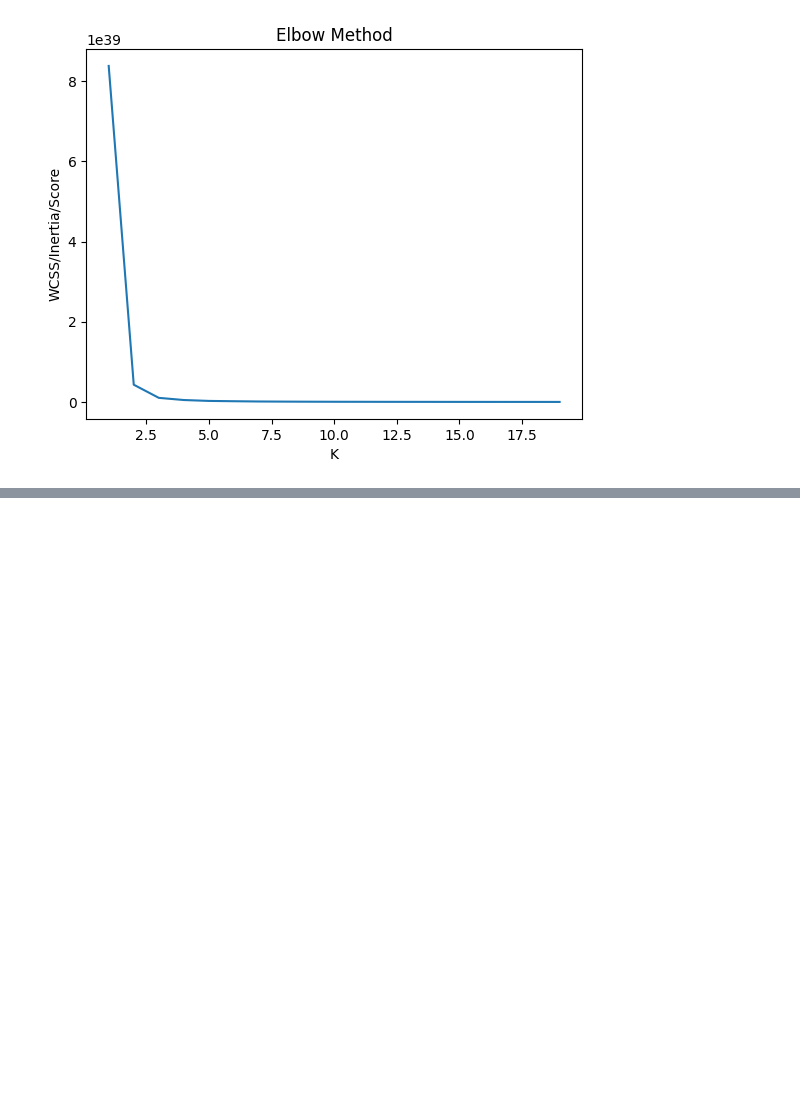
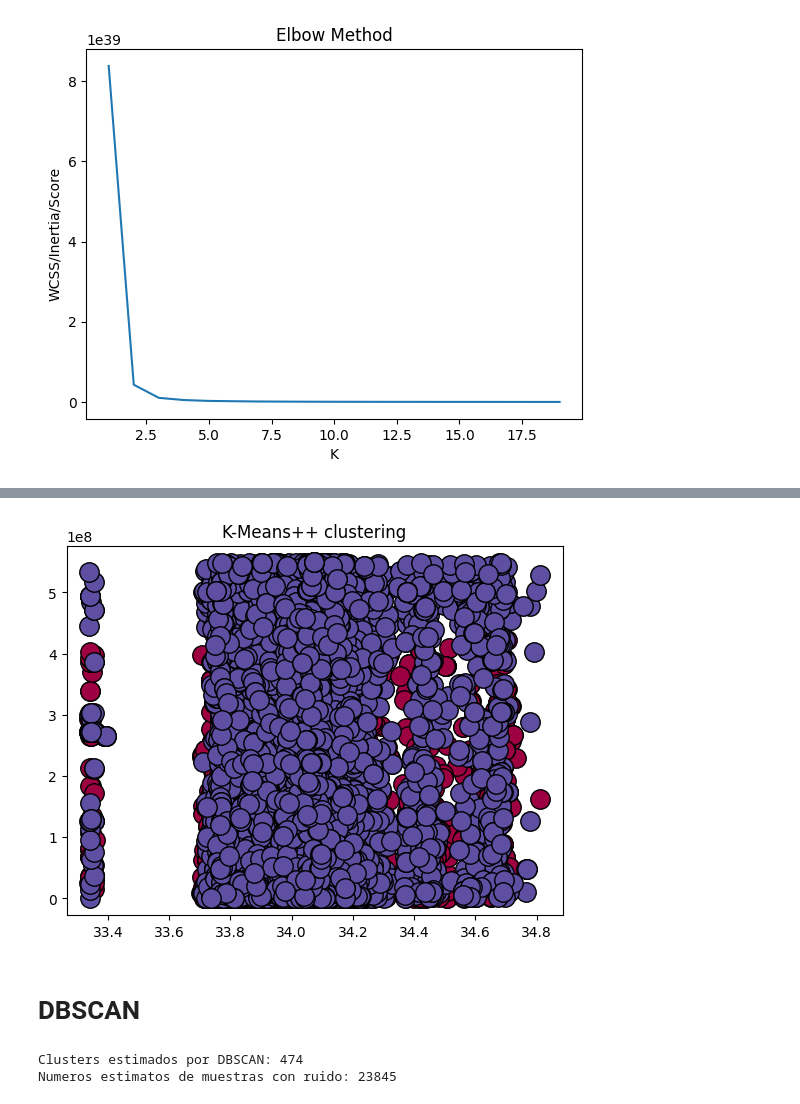
Before and after one commit to Moni-Ib/data-analytics, a Jupyter notebook: notebooks/activity_kmeans.ipynb, the cells around one changed output, grey strips where cells are left out. Cells and saved outputs as stored; diff of their text form; code cells hidden in the pictures; blank space fills up the shorter version.

```diff
--- a/notebooks/activity_kmeans.ipynb
+++ b/notebooks/activity_kmeans.ipynb
@@ -226,0 +222,19 @@ KeyboardInterrupt:
+# %%
+model=KMeans(n_clusters=2, init='k-means++')
+model= model.fit(df)
+grupos = model.predict(df)
+centroids=model.cluster_centers_
+# %%
+df['labels_kmeans++']=grupos
+# %%
+unique_labels = set(grupos)
+colors = [plt.cm.Spectral(each) for each in np.linspace(0, 1, len(unique_labels))]
+for k, col in zip(unique_labels, colors):
+    xy = df[df['labels_kmeans++']==k].values
+    plt.plot(xy[:, 2],xy[:, 1],"o",markerfacecolor=tuple(col),markeredgecolor="k",markersize=14,)
+plt.title(f"K-Means++ clustering")
+plt.show()
+# %% [output]
+[figure, added]
+# %% [markdown]
+# DBSCAN
@@ -226,0 +253,9 @@ KeyboardInterrupt:
+# %%
+# Número de clústeres en los resultados, ignorando el ruido si está presente (-1)
+n_clusters_ = len(set(labels)) - (1 if -1 in labels else 0)
+n_noise_ = list(labels).count(-1)
+print("Clusters estimados por DBSCAN: %d" % n_clusters_)
+print("Numeros estimatos de muestras con ruido: %d" % n_noise_)
+# %% [output]
+Clusters estimados por DBSCAN: 474
+Numeros estimatos de muestras con ruido: 23845
```
Also changed, not shown: parts of 16 cells of this notebook.
